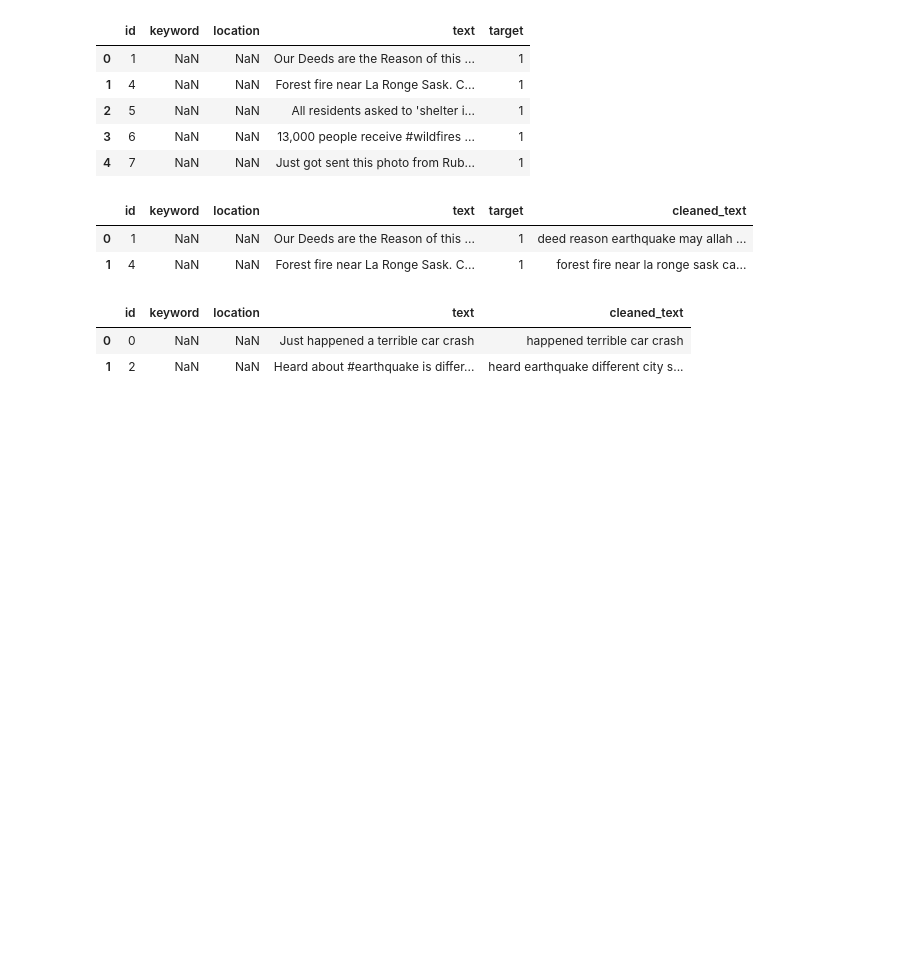
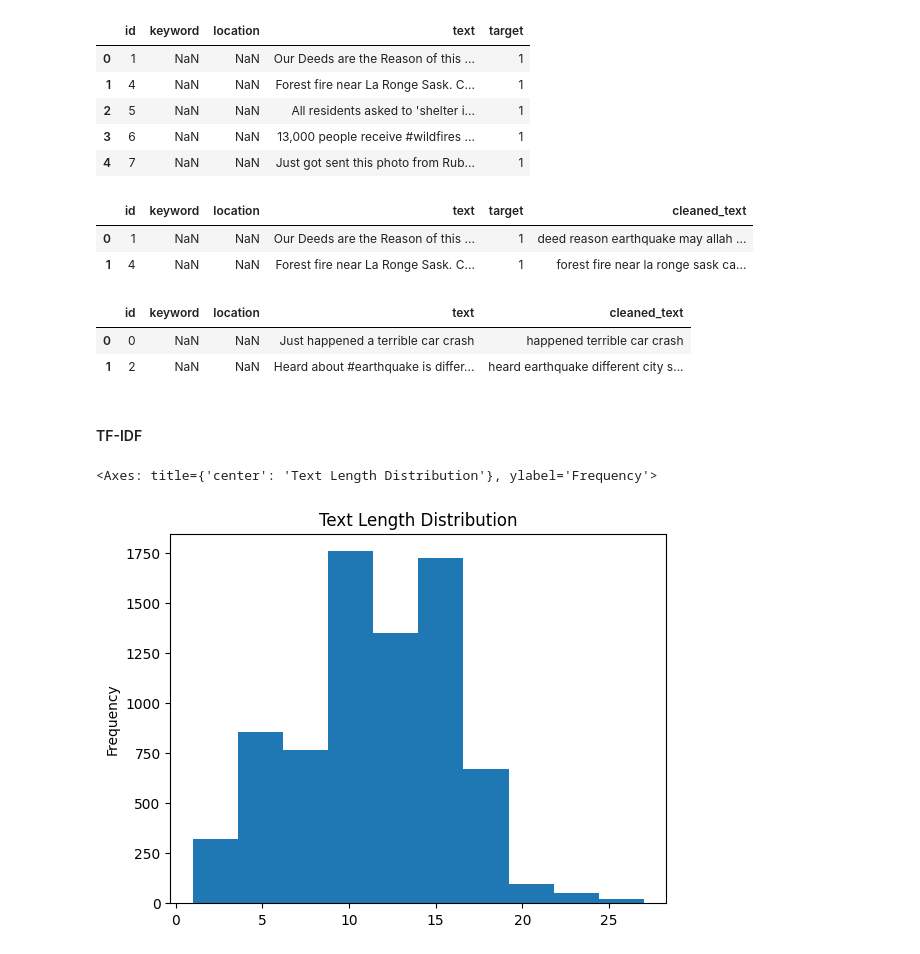
Before and after one commit to pranav9877/Pranav, a Jupyter notebook: DataCleaning1.ipynb, the cells around one changed output. Saved outputs shown, nothing was run; the diff lists cells and outputs as text; code cells hidden in the pictures; blank space fills up the shorter version.

```diff
--- a/DataCleaning1.ipynb
+++ b/DataCleaning1.ipynb
@@ -117,3 +117,5 @@ df_test.head(2)
 |  | id | keyword | location | text | cleaned_text |
 | 0 | 0 | NaN | NaN | Just happened a terrible car crash | happened terrible car crash |
 | 1 | 2 | NaN | NaN | Heard about #earthquake is differ... | heard earthquake different city s... |
+# %% [markdown]
+#### TF-IDF
@@ -119,0 +127,2 @@ df_test.head(2)
+# %%
+df_train.drop(columns=["id","location"],inplace=True)
@@ -119,0 +131,6 @@ df_test.head(2)
+# %%
+df_train['text_length'] = df_train['cleaned_text'].apply(lambda x: len(x.split()))
+df_train['text_length'].plot(kind='hist', title='Text Length Distribution')
+# %% [output]
+<Axes: title={'center': 'Text Length Distribution'}, ylabel='Frequency'>
+[figure, added]
```
Also changed, not shown: parts of 5 cells of this notebook.
